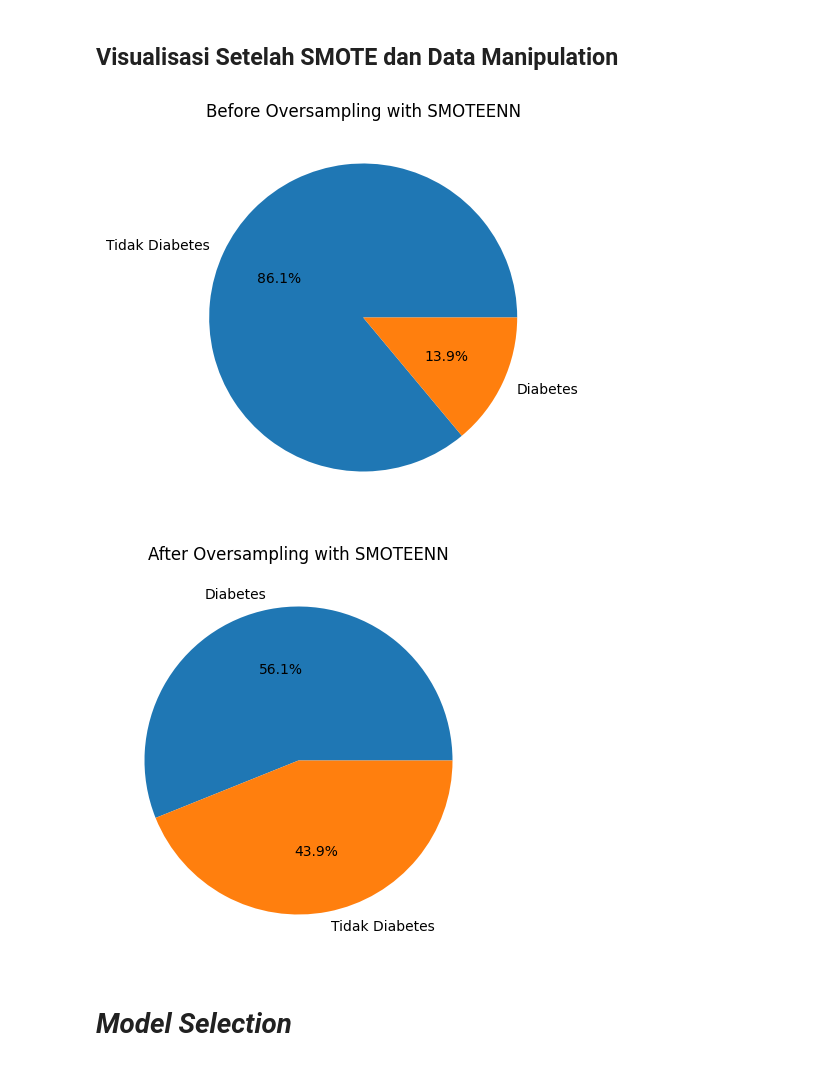
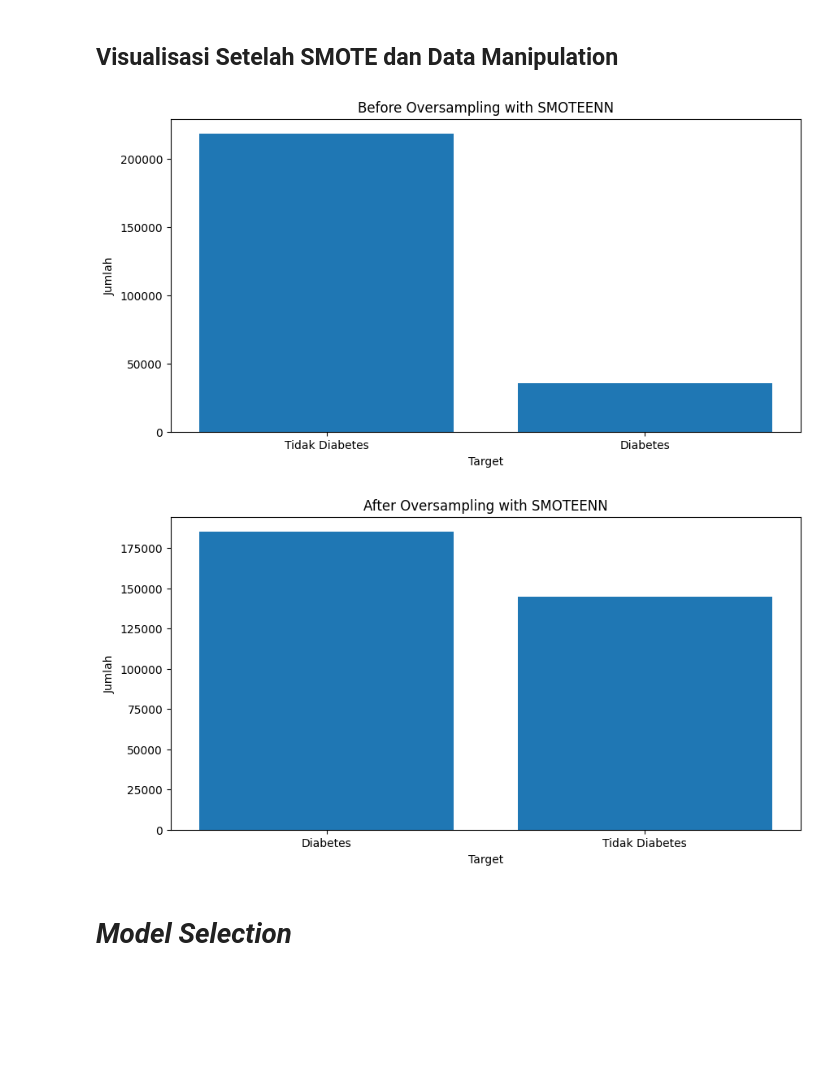
Before and after one commit to Ariqueeezz/Personal_Data_Science_Projects, a Jupyter notebook: Experiment2_DiabetesPrediction.ipynb, the cells around one changed output. Drawn from its saved outputs; the diff is of its cells as text; code cells hidden in the pictures; blank space fills up the shorter version.

```diff
--- a/Experiment2_DiabetesPrediction.ipynb
+++ b/Experiment2_DiabetesPrediction.ipynb
@@ -252,23 +234,27 @@ Jumlah kelas setelah oversampling: Counter({1.0: 185263, 0.0: 145088})
 # %%
 y_vis = y.copy()
 y_vis = y.map(nama_target)
 
 plt.figure(figsize=(10,5))
-plt.pie(y_vis.value_counts(), labels=y_vis.value_counts().index, autopct='%1.1f%%')
+plt.bar(y_vis.value_counts().index, y_vis.value_counts())
+plt.xlabel("Target")
+plt.ylabel("Jumlah")
 plt.title("Before Oversampling with SMOTEENN")
 plt.show()
 # %% [output]
-[figure, old version]
+[figure, new version]
 # %%
 y_vis2 = y_resampled.copy()
 y_vis2 = y_resampled.map(nama_target)
 
 plt.figure(figsize=(10,5))
-plt.pie(y_vis2.value_counts(), labels=y_vis2.value_counts().index, autopct='%1.1f%%')
+plt.bar(y_vis2.value_counts().index, y_vis2.value_counts())
+plt.xlabel("Target")
+plt.ylabel("Jumlah")
 plt.title("After Oversampling with SMOTEENN")
 plt.show()
 # %% [output]
-[figure, old version]
+[figure, new version]
 # %% [markdown]
 # ***Model Selection***
 # %%
```
Also changed, not shown: parts of 11 cells of this notebook.
